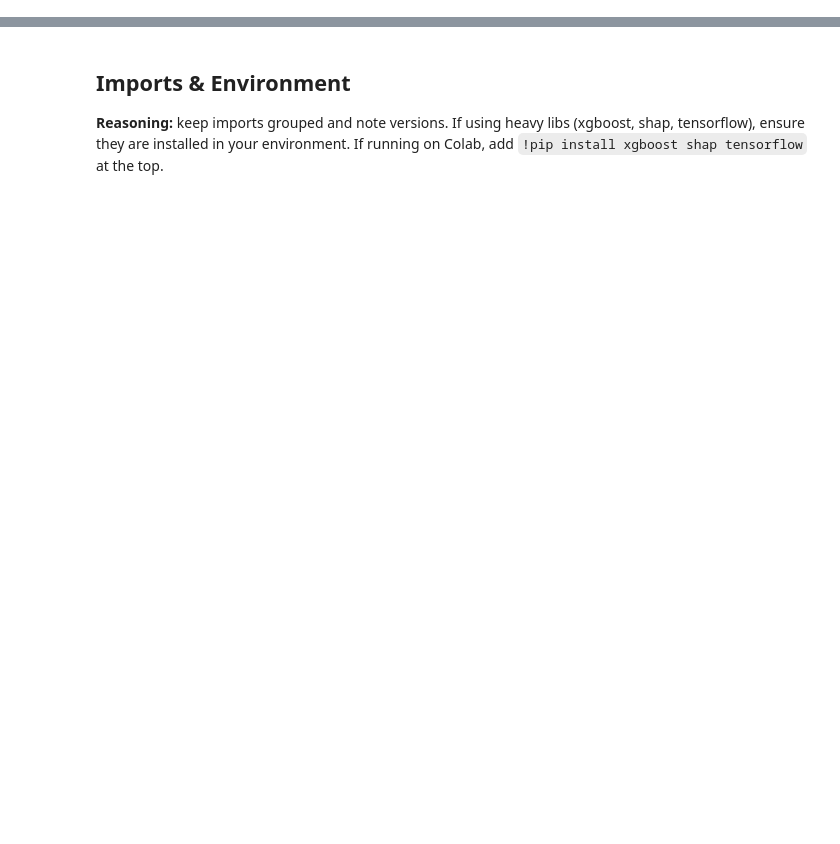
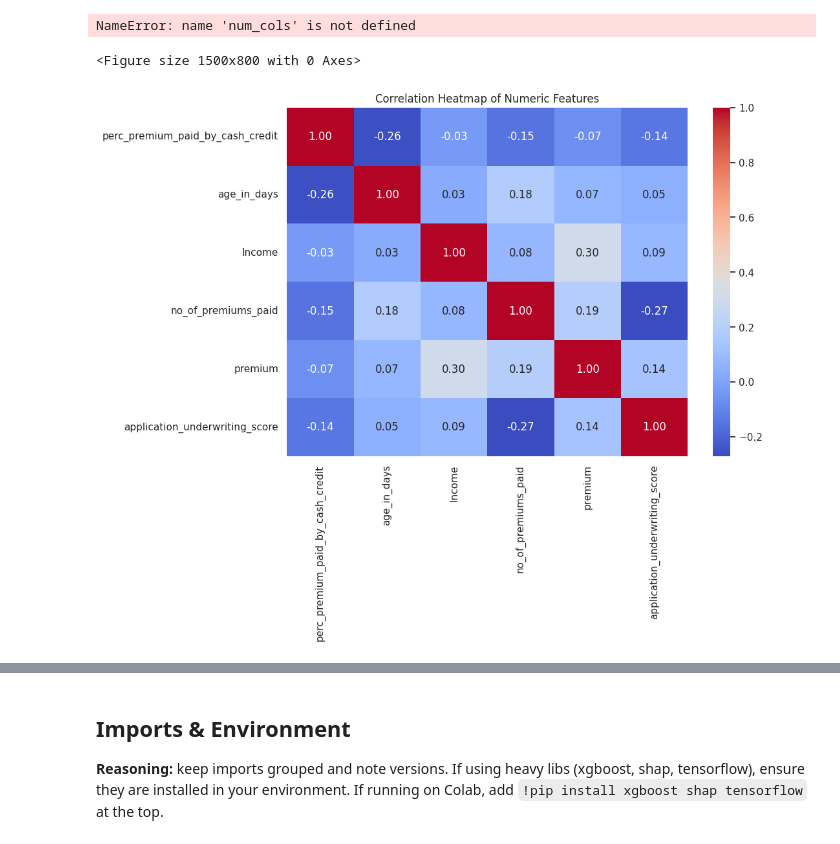
Before and after one commit to 2024aiml044/Capstone_Insurance_Renewal_Prediction, a Jupyter notebook: insurance_renewal_eda_modeling_v5_annotated.ipynb, the cells around one changed output, grey strips where cells are left out. Saved outputs shown, nothing was run; the diff lists cells and outputs as text; code cells hidden in the pictures; blank space fills up the shorter version.

```diff
--- a/insurance_renewal_eda_modeling_v5_annotated.ipynb
+++ b/insurance_renewal_eda_modeling_v5_annotated.ipynb
@@ -62,0 +334,21 @@ df.head()
+# %%
+# Boxplots of numeric features by target
+plt.figure(figsize=(15,8))
+for i, col in enumerate(num_cols):
+    plt.subplot(2,3,i+1)
+    sns.boxplot(x='renewal', y=col, data=df)
+    plt.title(f'{col} by Renewal')
+plt.tight_layout()
+plt.show()
+# %% [output]
+NameError: name 'num_cols' is not defined
+<Figure size 1500x800 with 0 Axes>
+# %%
+# Correlation heatmap of numeric features
+plt.figure(figsize=(10,7))
+corr = df[num_cols].corr()
+sns.heatmap(corr, annot=True, cmap='coolwarm', fmt='.2f')
+plt.title('Correlation Heatmap of Numeric Features')
+plt.show()
+# %% [output]
+[figure, added]
```
Also changed, not shown: parts of 77 cells of this notebook, 10 other files.
